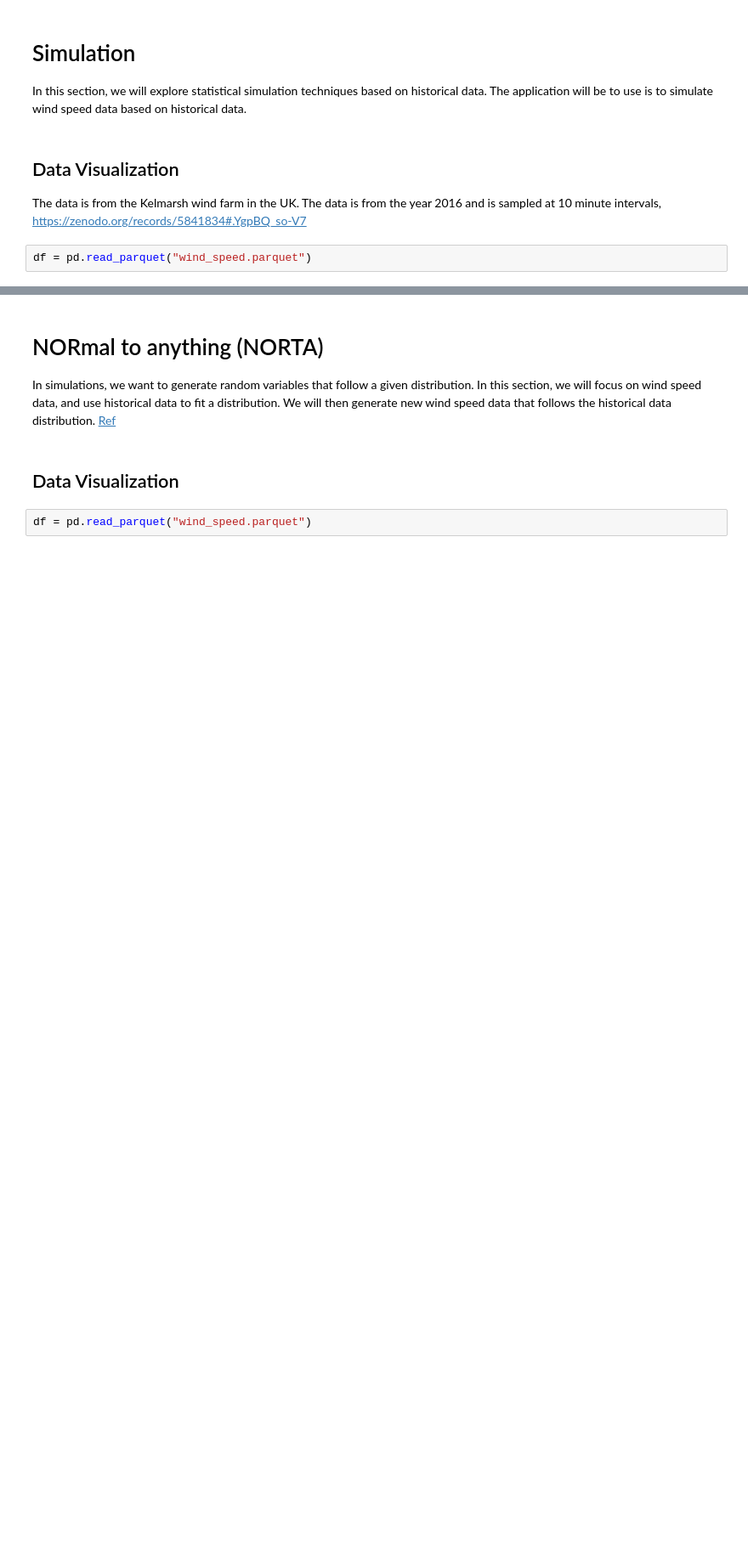
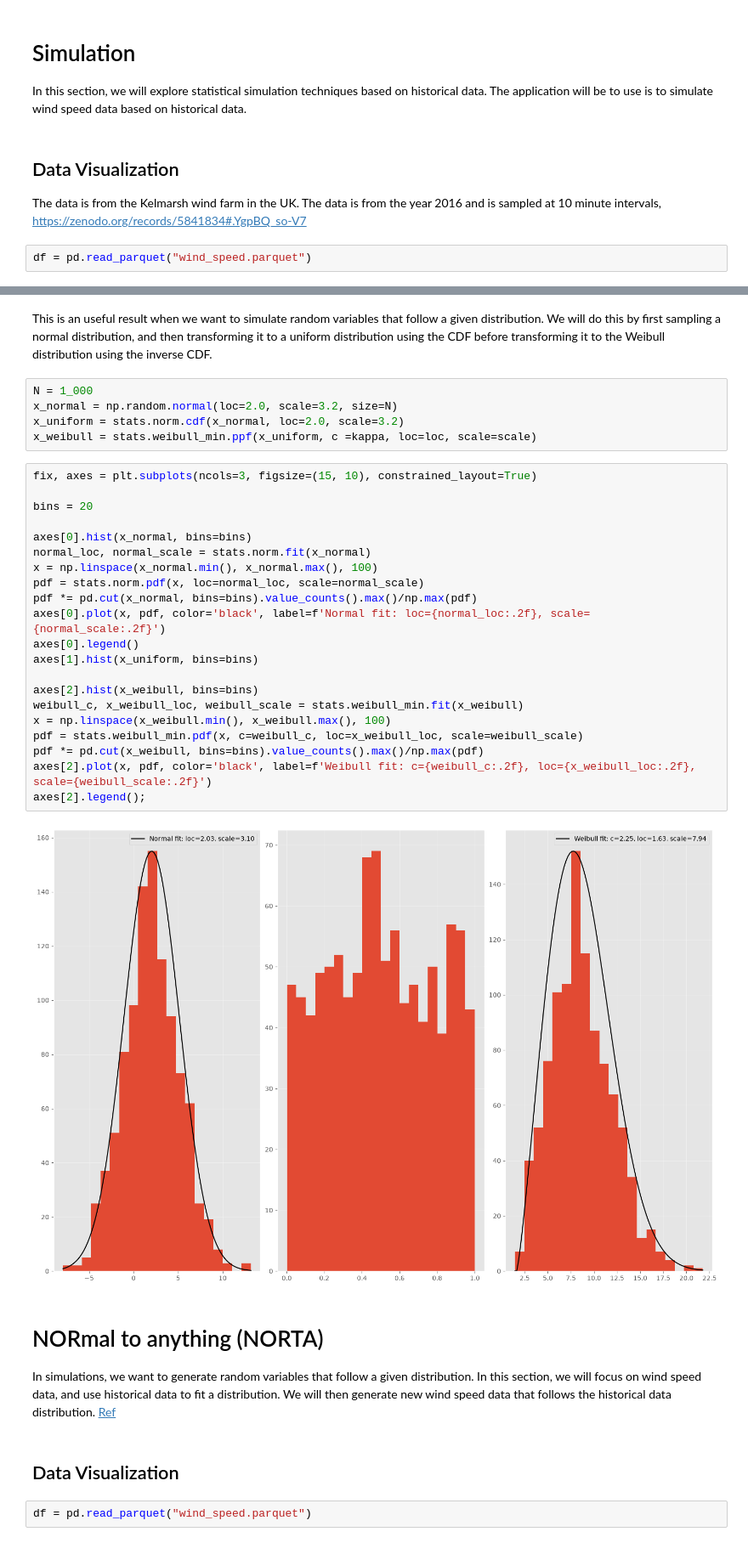
Before and after one commit to doctrino/meditatio, a Jupyter notebook: statistics/simulation.ipynb, the cells around one changed output, grey strips where cells are left out. Shown at 85% size. Saved outputs shown, nothing was run; the diff lists cells and outputs as text; blank space fills up the shorter version.

Commit message:
docs: Probability integral transform

```diff
--- a/statistics/simulation.ipynb
+++ b/statistics/simulation.ipynb
@@ -37,3 +43,33 @@ axes[1].legend();
+# %% [markdown]
+This is an useful result when we want to simulate random variables that follow a given distribution. We will do this by first sampling a normal distribution, and then transforming it to a uniform distribution using the CDF before transforming it to the Weibull distribution using the inverse CDF.
+# %%
+N = 1_000
+x_normal = np.random.normal(loc=2.0, scale=3.2, size=N)
+x_uniform = stats.norm.cdf(x_normal, loc=2.0, scale=3.2)
+x_weibull = stats.weibull_min.ppf(x_uniform, c =kappa, loc=loc, scale=scale)
+# %%
+fix, axes = plt.subplots(ncols=3, figsize=(15, 10), constrained_layout=True)
+
+bins = 20
+
+axes[0].hist(x_normal, bins=bins)
+normal_loc, normal_scale = stats.norm.fit(x_normal)
+x = np.linspace(x_normal.min(), x_normal.max(), 100)
+pdf = stats.norm.pdf(x, loc=normal_loc, scale=normal_scale)
+pdf *= pd.cut(x_normal, bins=bins).value_counts().max()/np.max(pdf)
+axes[0].plot(x, pdf, color='black', label=f'Normal fit: loc={normal_loc:.2f}, scale={normal_scale:.2f}')
+axes[0].legend()
+axes[1].hist(x_uniform, bins=bins)
+
+axes[2].hist(x_weibull, bins=bins)
+weibull_c, x_weibull_loc, weibull_scale = stats.weibull_min.fit(x_weibull)
+x = np.linspace(x_weibull.min(), x_weibull.max(), 100)
+pdf = stats.weibull_min.pdf(x, c=weibull_c, loc=x_weibull_loc, scale=weibull_scale)
+pdf *= pd.cut(x_weibull, bins=bins).value_counts().max()/np.max(pdf)
+axes[2].plot(x, pdf, color='black', label=f'Weibull fit: c={weibull_c:.2f}, loc={x_weibull_loc:.2f}, scale={weibull_scale:.2f}')
+axes[2].legend();
+# %% [output]
+[figure, added]
 # %% [markdown]
 # NORmal to anything (NORTA)
 
```
Also changed, not shown: parts of 3 cells of this notebook.
